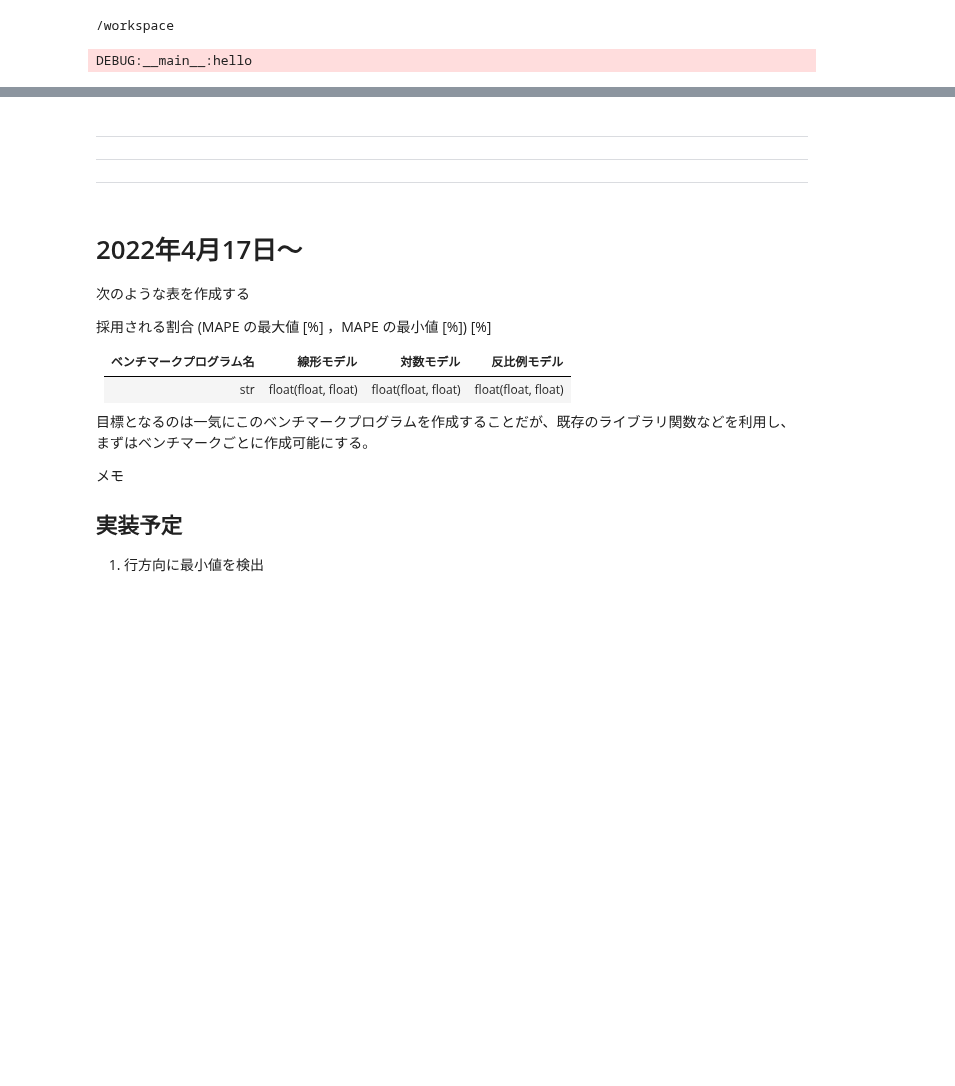
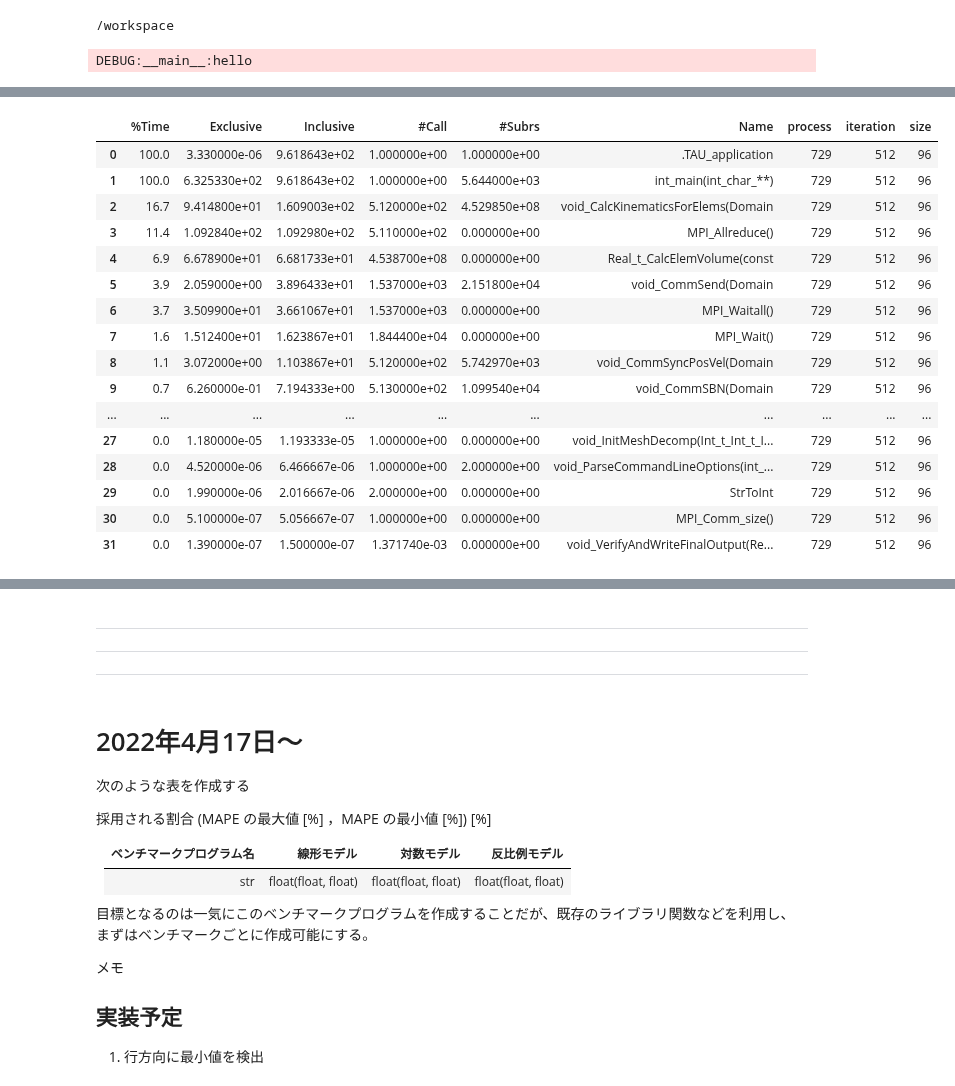
Before and after one commit to arima0714/Lab00, a Jupyter notebook: testing_pub.ipynb, the cells around one changed output, grey strips where cells are left out. Cells and saved outputs as stored; diff of their text form; code cells hidden in the pictures; blank space fills up the shorter version.

```diff
--- a/testing_pub.ipynb
+++ b/testing_pub.ipynb
@@ -91,5 +180,28 @@ sampleDF_lulesh
 expVar: list[str] = ["process", "iteration", "size"]
 resVar: str
+# %%
+resVar = "Inclusive"
+averaged_DF_lulesh :pd.DataFrame = ret_averagedDF(inputDFs = [sampleDF_lulesh, sampleDF2_lulesh, sampleDF3_lulesh], expVar = expVar, resVar = resVar)
+# %%
+averaged_DF_lulesh
+# %% [output]
+|  | %Time | Exclusive | Inclusive | #Call | #Subrs | Name | process | iteration | size |
+| 0 | 100.0 | 3.330000e-06 | 9.618643e+02 | 1.000000e+00 | 1.000000e+00 | .TAU_application | 729 | 512 | 96 |
+| 1 | 100.0 | 6.325330e+02 | 9.618643e+02 | 1.000000e+00 | 5.644000e+03 | int_main(int_char_**) | 729 | 512 | 96 |
+| 2 | 16.7 | 9.414800e+01 | 1.609003e+02 | 5.120000e+02 | 4.529850e+08 | void_CalcKinematicsForElems(Domain | 729 | 512 | 96 |
+| 3 | 11.4 | 1.092840e+02 | 1.092980e+02 | 5.110000e+02 | 0.000000e+00 | MPI_Allreduce() | 729 | 512 | 96 |
+| 4 | 6.9 | 6.678900e+01 | 6.681733e+01 | 4.538700e+08 | 0.000000e+00 | Real_t_CalcElemVolume(const | 729 | 512 | 96 |
+| 5 | 3.9 | 2.059000e+00 | 3.896433e+01 | 1.537000e+03 | 2.151800e+04 | void_CommSend(Domain | 729 | 512 | 96 |
+| 6 | 3.7 | 3.509900e+01 | 3.661067e+01 | 1.537000e+03 | 0.000000e+00 | MPI_Waitall() | 729 | 512 | 96 |
+| 7 | 1.6 | 1.512400e+01 | 1.623867e+01 | 1.844400e+04 | 0.000000e+00 | MPI_Wait() | 729 | 512 | 96 |
+| 8 | 1.1 | 3.072000e+00 | 1.103867e+01 | 5.120000e+02 | 5.742970e+03 | void_CommSyncPosVel(Domain | 729 | 512 | 96 |
+| 9 | 0.7 | 6.260000e-01 | 7.194333e+00 | 5.130000e+02 | 1.099540e+04 | void_CommSBN(Domain | 729 | 512 | 96 |
+| ... | ... | ... | ... | ... | ... | ... | ... | ... | ... |
+| 27 | 0.0 | 1.180000e-05 | 1.193333e-05 | 1.000000e+00 | 0.000000e+00 | void_InitMeshDecomp(Int_t_Int_t_I... | 729 | 512 | 96 |
+| 28 | 0.0 | 4.520000e-06 | 6.466667e-06 | 1.000000e+00 | 2.000000e+00 | void_ParseCommandLineOptions(int_... | 729 | 512 | 96 |
+| 29 | 0.0 | 1.990000e-06 | 2.016667e-06 | 2.000000e+00 | 0.000000e+00 | StrToInt | 729 | 512 | 96 |
+| 30 | 0.0 | 5.100000e-07 | 5.056667e-07 | 1.000000e+00 | 0.000000e+00 | MPI_Comm_size() | 729 | 512 | 96 |
+| 31 | 0.0 | 1.390000e-07 | 1.500000e-07 | 1.371740e-03 | 0.000000e+00 | void_VerifyAndWriteFinalOutput(Re... | 729 | 512 | 96 |
 # %%
 %reset
 # %% [output]
```
Also changed, not shown: parts of 10 cells of this notebook.
